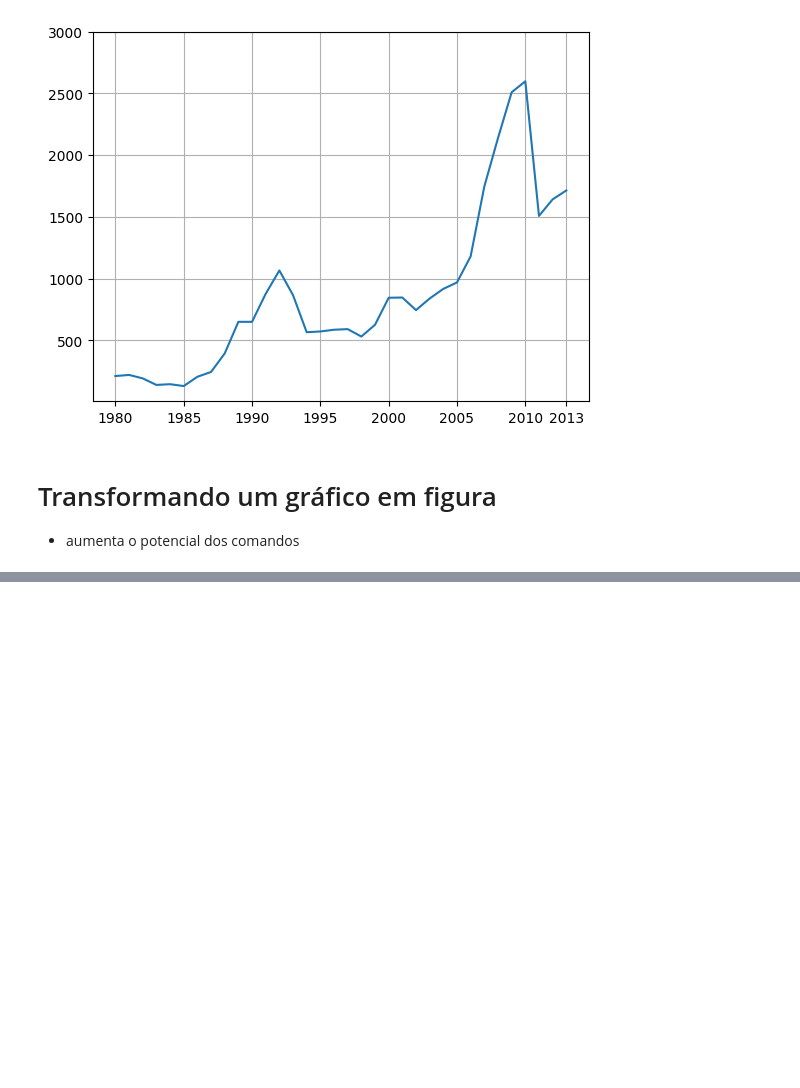
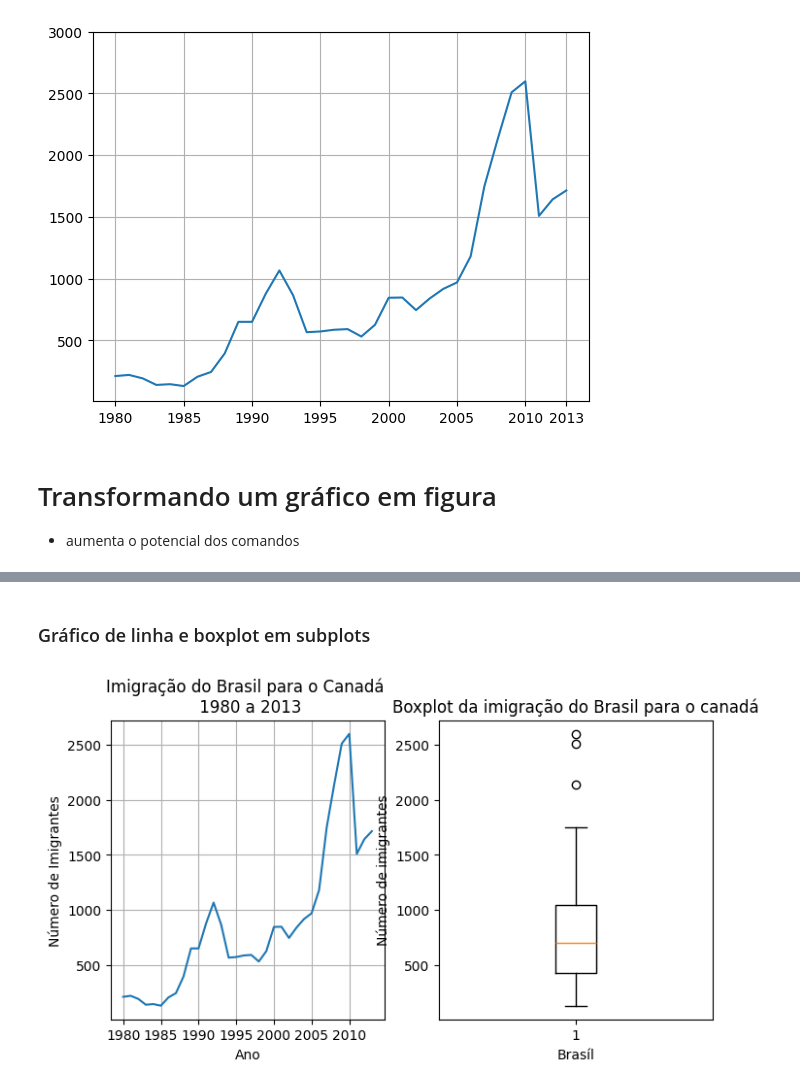
Before and after one commit to LeoSousaJesus/semana_estatistica, a Jupyter notebook: aula2.ipynb, the cells around one changed output, grey strips where cells are left out. Drawn from its saved outputs; the diff is of its cells as text; code cells hidden in the pictures; blank space fills up the shorter version.

```diff
--- a/aula2.ipynb
+++ b/aula2.ipynb
@@ -278,0 +311,20 @@ plt.show
+# %% [markdown]
+### Gráfico de linha e boxplot em subplots
+# %%
+fig , axs = plt.subplots(1,2, figsize=(8,4))
+# subplot 1 - gráfico de linha
+axs[0].plot(df_brasil['ano'],df_brasil['imigrantes'])
+axs[0].set_title('Imigração do Brasil para o Canadá \n 1980 a 2013')
+axs[0].xaxis.set_major_locator(plt.MultipleLocator(5))
+axs[0].set_xlabel('Ano')
+axs[0].set_ylabel('Número de Imigrantes')
+axs[0].grid()
+
+# subplot 2 - gráfico boxplot
+axs[1].boxplot(df_brasil['imigrantes'])
+axs[1].set_title("Boxplot da imigração do Brasil para o canadá")
+axs[1].set_xlabel("Brasíl")
+axs[1].set_ylabel("Número de imigrantes")
+plt.show()
+# %% [output]
+[figure, added]
```
Also changed, not shown: parts of 8 cells of this notebook, 1 other file.
